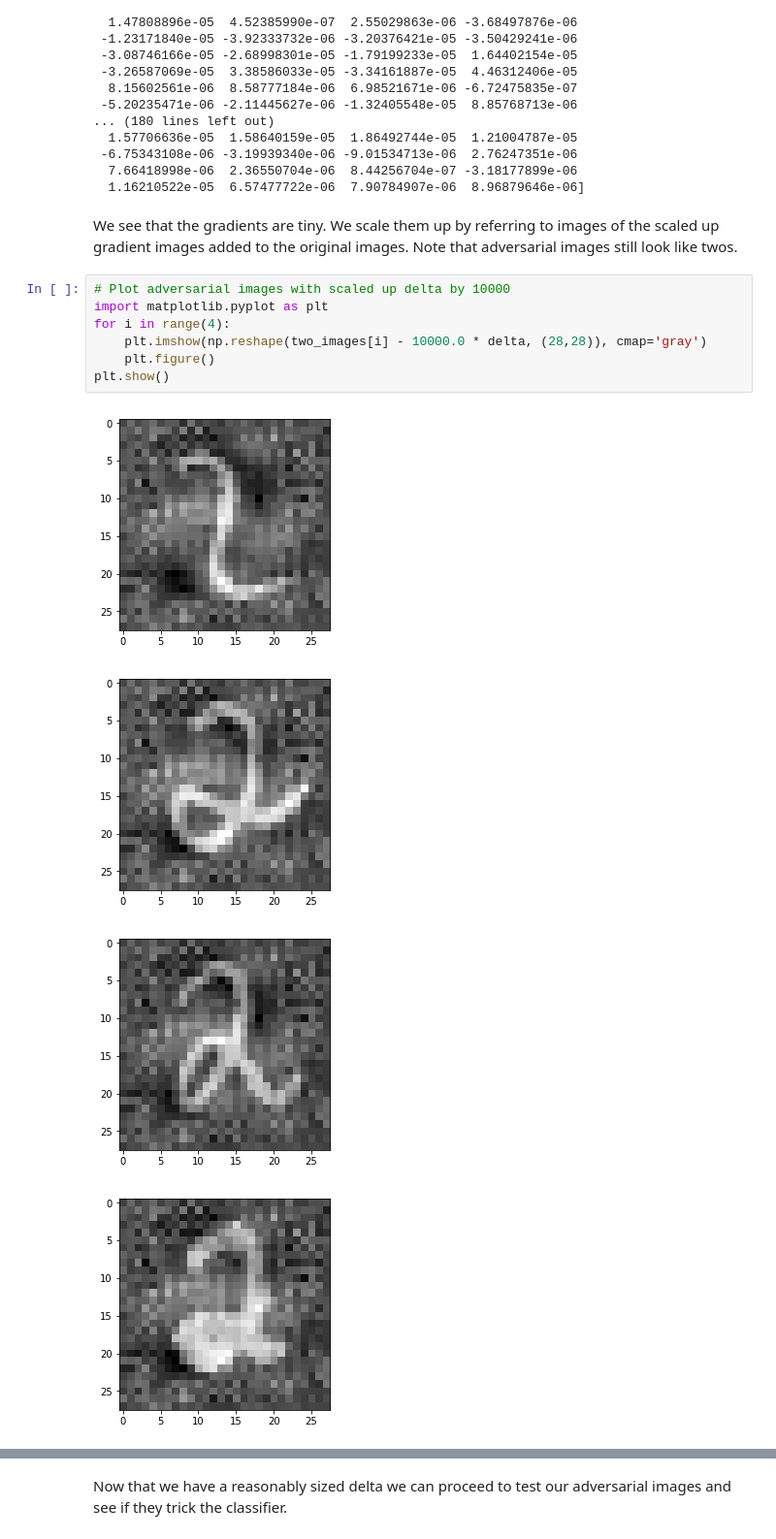
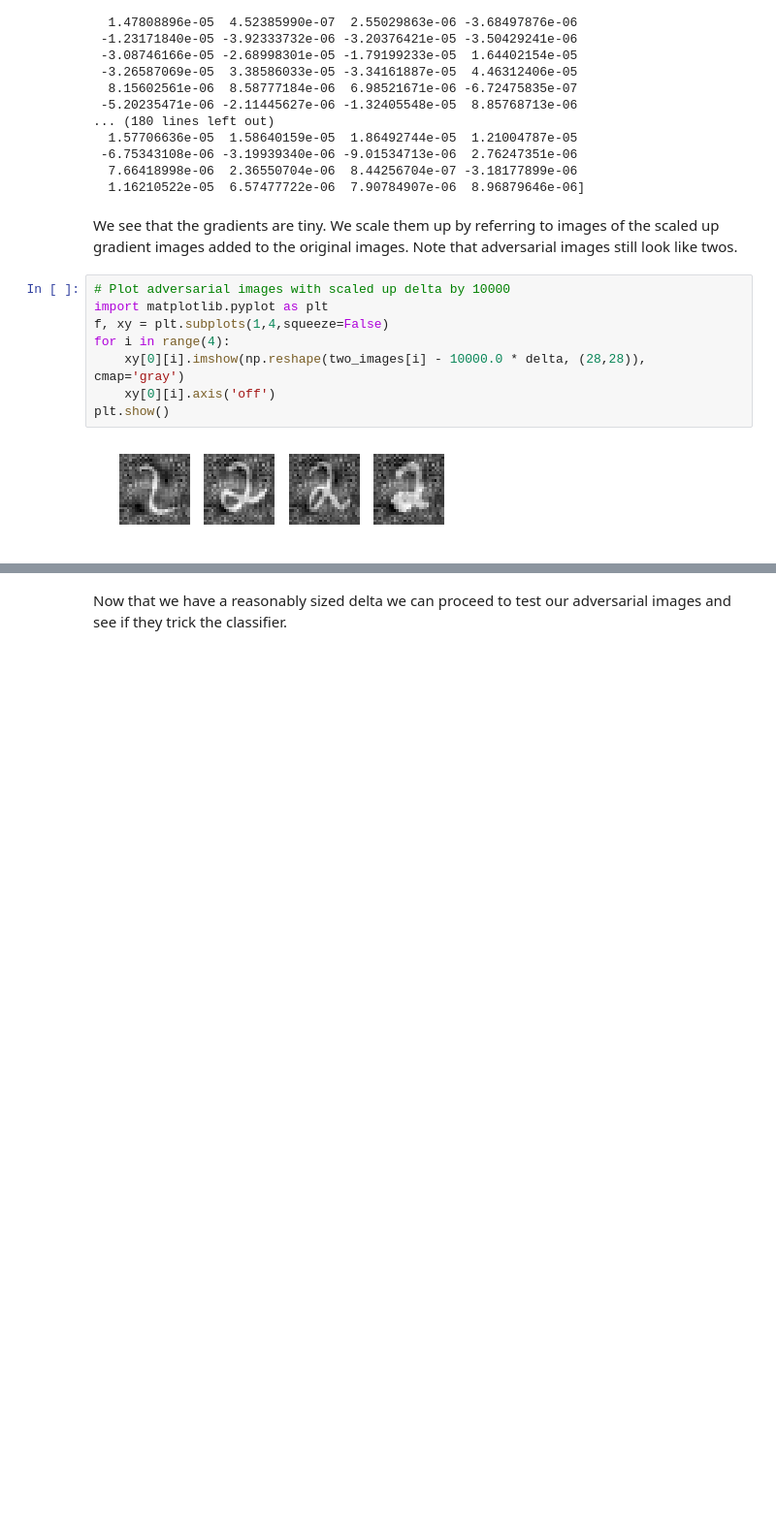
Before and after one commit to dtkatch/adversarial-examples, a Jupyter notebook: generating adversarial examples for MNIST.ipynb, the cells around one changed output, grey strips where cells are left out. Shown at 97% size. Saved outputs shown, nothing was run; the diff lists cells and outputs as text; blank space fills up the shorter version.

```diff
--- a/generating adversarial examples for MNIST.ipynb
+++ b/generating adversarial examples for MNIST.ipynb
@@ -145,12 +145,10 @@ We see that the gradients are tiny. We scale them up by referring to images of t
 # %%
 # Plot adversarial images with scaled up delta by 10000
 import matplotlib.pyplot as plt
+f, xy = plt.subplots(1,4,squeeze=False)
 for i in range(4):
-    plt.imshow(np.reshape(two_images[i] - 10000.0 * delta, (28,28)), cmap='gray')
-    plt.figure()
+    xy[0][i].imshow(np.reshape(two_images[i] - 10000.0 * delta, (28,28)), cmap='gray')
+    xy[0][i].axis('off')
 plt.show()
 # %% [output]
-[figure, old version]
+[figure, new version]
-[figure, removed]
-[figure, removed]
-[figure, removed]
```
Also changed, not shown: parts of 3 cells of this notebook.
